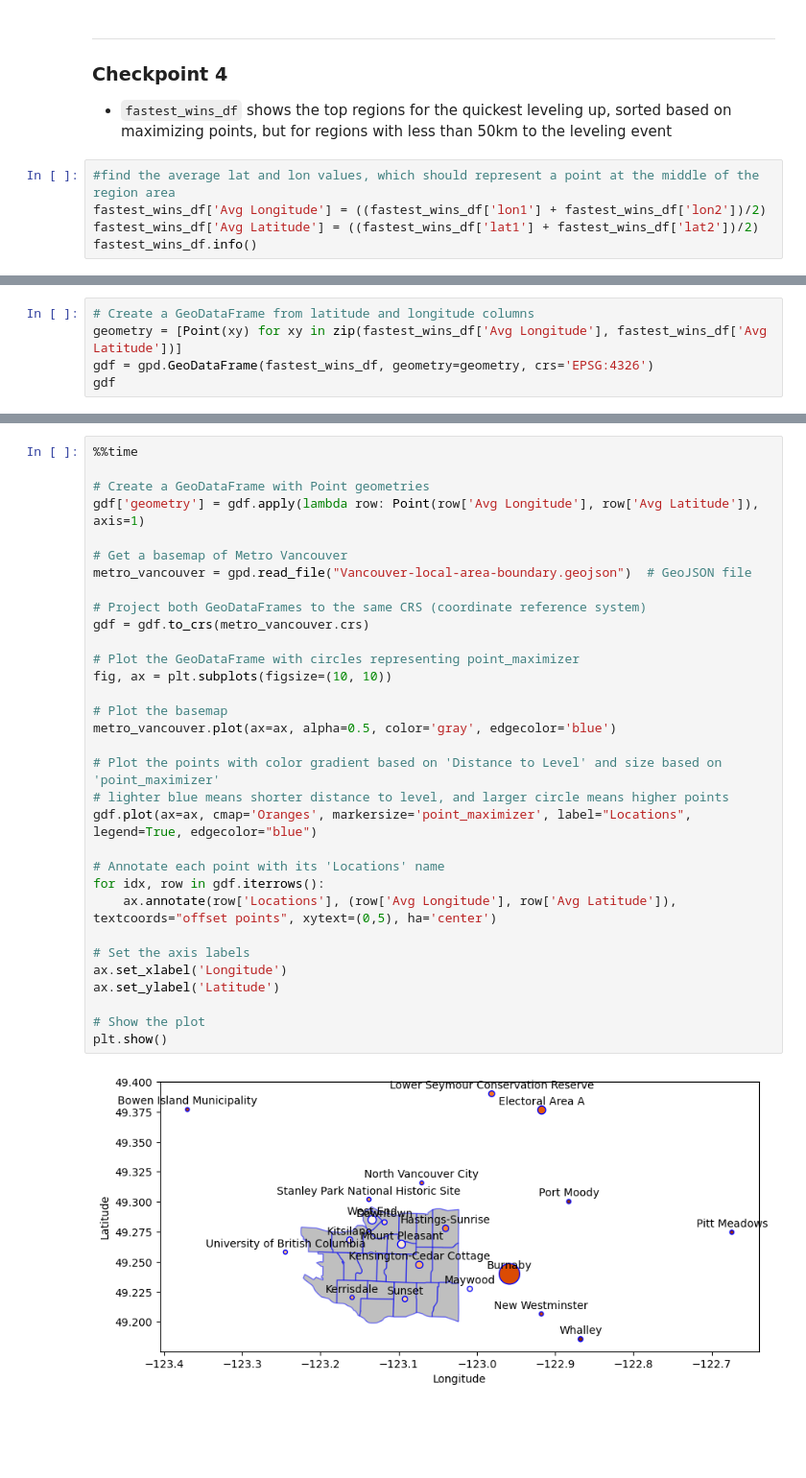
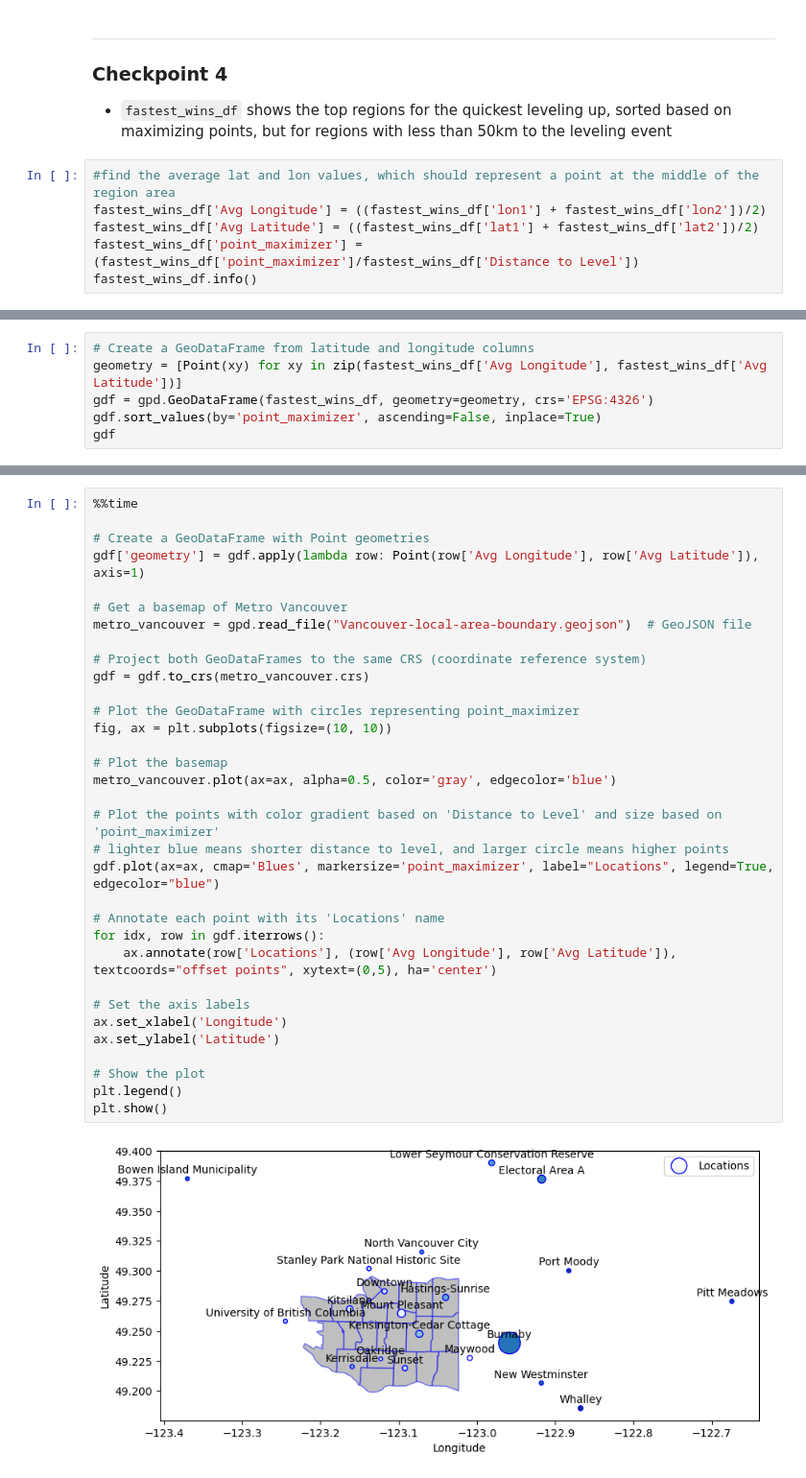
Before and after one commit to ajancewicz/wandrer_analysis, a Jupyter notebook: Wandrer scraper.ipynb, the cells around one changed output, grey strips where cells are left out. Shown at 96% size. Saved outputs shown, nothing was run; the diff lists cells and outputs as text; blank space fills up the shorter version.

Commit message:
calculation adjustments for point maximizer

```diff
--- a/Wandrer scraper.ipynb
+++ b/Wandrer scraper.ipynb
@@ -746,6 +748,7 @@ fastest_wins_df
 #find the average lat and lon values, which should represent a point at the middle of the region area
 fastest_wins_df['Avg Longitude'] = ((fastest_wins_df['lon1'] + fastest_wins_df['lon2'])/2)
 fastest_wins_df['Avg Latitude'] = ((fastest_wins_df['lat1'] + fastest_wins_df['lat2'])/2)
+fastest_wins_df['point_maximizer'] = (fastest_wins_df['point_maximizer']/fastest_wins_df['Distance to Level'])
 fastest_wins_df.info()
 # %% [output]
 <class 'pandas.core.frame.DataFrame'>
@@ -769,6 +772,7 @@ memory usage: 3.0+ KB
 # Create a GeoDataFrame from latitude and longitude columns
 geometry = [Point(xy) for xy in zip(fastest_wins_df['Avg Longitude'], fastest_wins_df['Avg Latitude'])]
 gdf = gpd.GeoDataFrame(fastest_wins_df, geometry=geometry, crs='EPSG:4326')
+gdf.sort_values(by='point_maximizer', ascending=False, inplace=True)
 gdf
 # %% [output]
 |  | GB code | Locations | Foot Progress (%) | lon1 | lat1 | lon2 | lat2 | Foot Distance (km) | ... |
@@ -793,32 +797,33 @@ gdf
 
 # Create a GeoDataFrame with Point geometries
 gdf['geometry'] = gdf.apply(lambda row: Point(row['Avg Longitude'], row['Avg Latitude']), axis=1)
 
 # Get a basemap of Metro Vancouver
 metro_vancouver = gpd.read_file("Vancouver-local-area-boundary.geojson")  # GeoJSON file
 
 # Project both GeoDataFrames to the same CRS (coordinate reference system)
 gdf = gdf.to_crs(metro_vancouver.crs)
 
 # Plot the GeoDataFrame with circles representing point_maximizer
 fig, ax = plt.subplots(figsize=(10, 10))
 
 # Plot the basemap
 metro_vancouver.plot(ax=ax, alpha=0.5, color='gray', edgecolor='blue')
 
 # Plot the points with color gradient based on 'Distance to Level' and size based on 'point_maximizer'
 # lighter blue means shorter distance to level, and larger circle means higher points
-gdf.plot(ax=ax, cmap='Oranges', markersize='point_maximizer', label="Locations", legend=True, edgecolor="blue")
+gdf.plot(ax=ax, cmap='Blues', markersize='point_maximizer', label="Locations", legend=True, edgecolor="blue")
 
 # Annotate each point with its 'Locations' name
 for idx, row in gdf.iterrows():
     ax.annotate(row['Locations'], (row['Avg Longitude'], row['Avg Latitude']), textcoords="offset points", xytext=(0,5), ha='center')
 
 # Set the axis labels
 ax.set_xlabel('Longitude')
 ax.set_ylabel('Latitude')
 
 # Show the plot
+plt.legend()
 plt.show()
 # %% [output]
-[figure, old version]
+[figure, new version]
```
Also changed, not shown: parts of 13 cells of this notebook.
